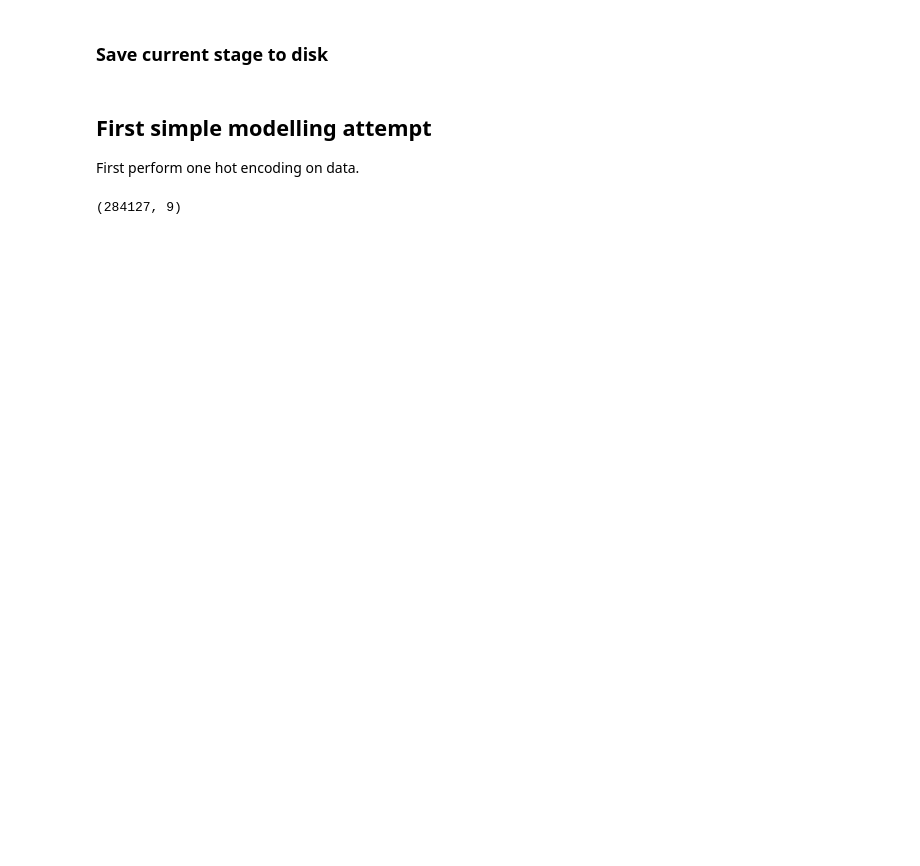
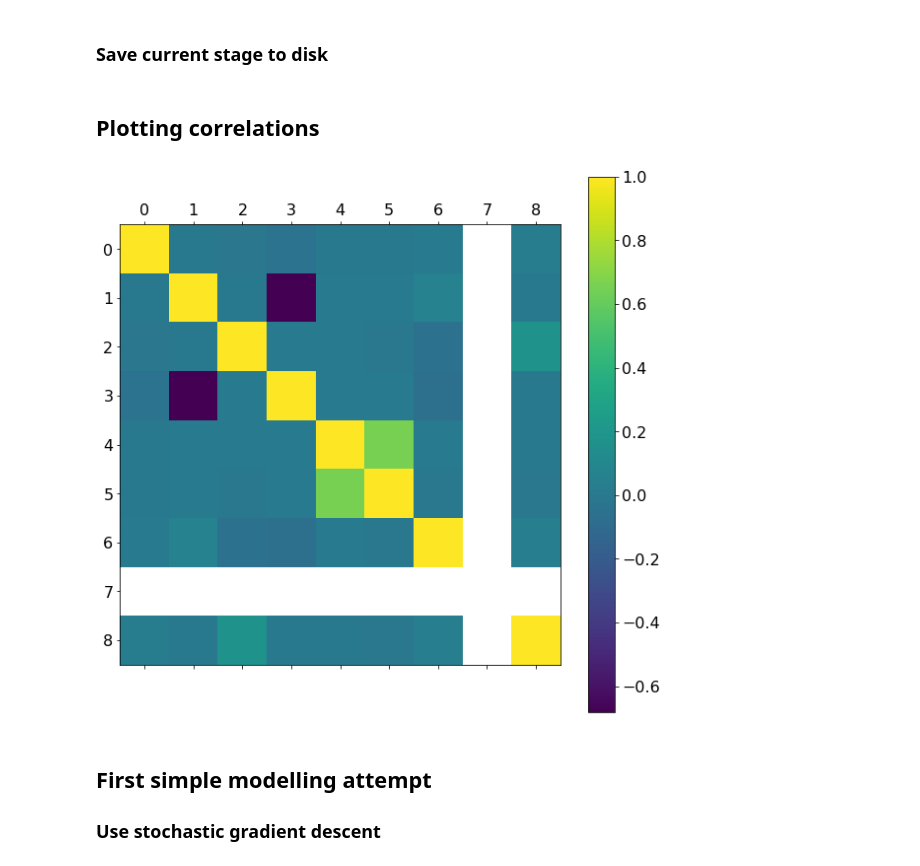
Before and after one commit to sfbrunner/kaggle, a Jupyter notebook: recruit_restaurant/notebook_simon.ipynb, the cells around one changed output. Saved outputs shown, nothing was run; the diff lists cells and outputs as text; code cells hidden in the pictures; blank space fills up the shorter version.

```diff
--- a/recruit_restaurant/notebook_simon.ipynb
+++ b/recruit_restaurant/notebook_simon.ipynb
@@ -284,4 +286,26 @@ main_tbl_merge.to_csv('output/main_tbl.csv')
+# %% [markdown]
+## Plotting correlations
+# %%
+import matplotlib.pyplot as plt
+import numpy as np
+def plot_corr(df, size=10):
+    font={'size':16}
+    plt.rc('font',**font)
+    corr=df.corr()
+    fig, ax = plt.subplots(figsize=(size,size))
+    cax=ax.matshow(corr, interpolation='nearest')
+    #ax.set_xticks(np.arange(len(corr.columns)))
+    #ax.set_xticklabels(corr.columns,rotation=45)
+    #ax.set_yticks(np.arange(len(corr.columns)))
+    #ax.set_yticklabels(corr.columns)
+    fig.colorbar(cax)
+    ax.matshow(corr)
+    plt.show()
+
+plot_corr(X[X['test']==0])
+# It looks like there is a strong correlation between latitude and longitude, can we combine them into a single feature?
+# %% [output]
+[figure, added]
 # %% [markdown]
 ## First simple modelling attempt
-
-First perform one hot encoding on data.
+### Use stochastic gradient descent
@@ -292,12 +311,0 @@ model_data = pd.read_csv('output/main_tbl.csv')
-# %%
-target_cols = ['target_day', 'target_month', 'target_weekday', 'target_year', 'latitude', 'longitude', 'holiday_flg',
-              'test', 'visitors', 'air_genre_name', 'air_area_name']
-target_cols = ['target_day', 'target_month', 'target_weekday', 'target_year', 'latitude', 'longitude', 'holiday_flg',
-              'test', 'visitors']
-X = model_data[target_cols]
-print X.shape
-#X = model_data[target_cols]
-#X = pd.get_dummies(X, columns=['air_genre_name', 'air_area_name'])
-#X.head()
-# %% [output]
-(284127, 9)
```
Also changed, not shown: parts of 9 cells of this notebook, 5 other files.
